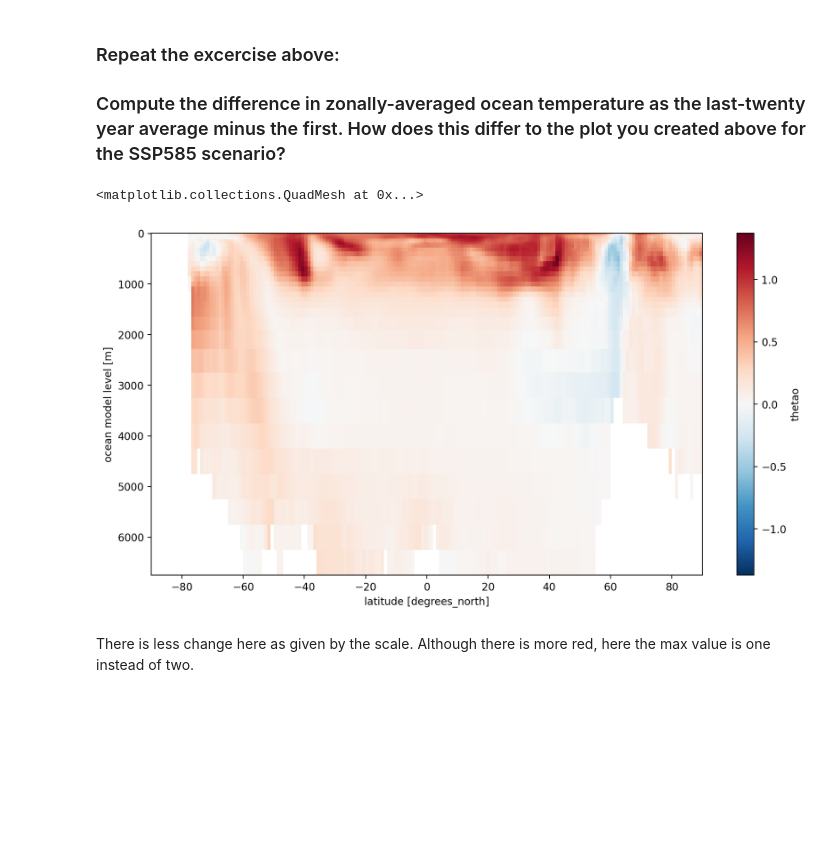
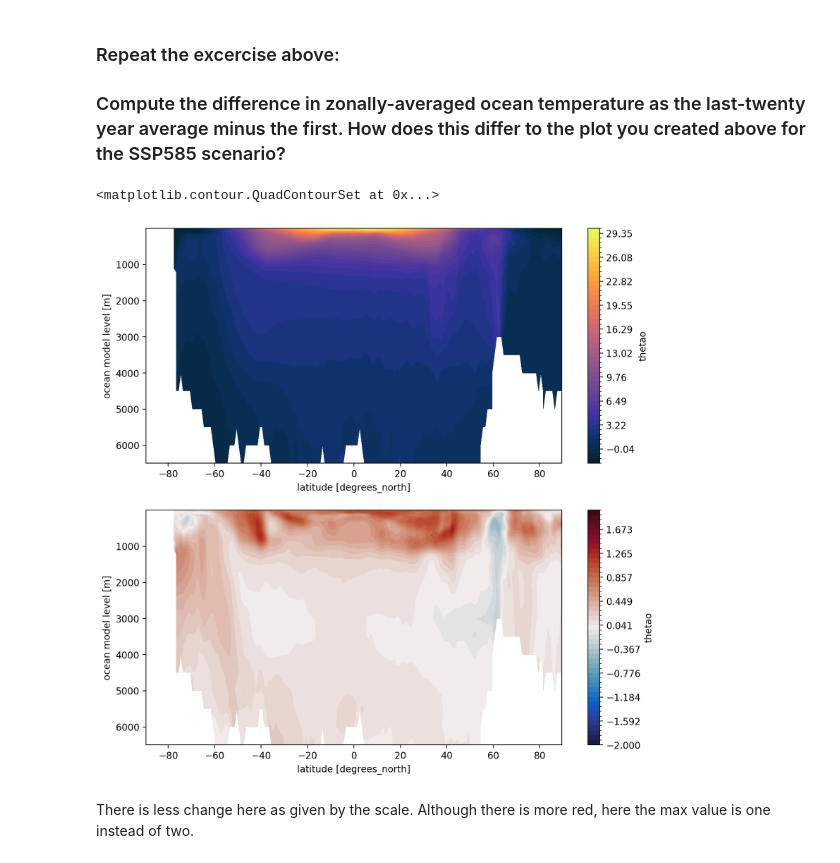
Before and after one commit to EES-3506-5506/unit7_woolslayer, a Jupyter notebook: notebooks/CMIP6_GoogleCloud.ipynb, the cells around one changed output. Saved outputs shown, nothing was run; the diff lists cells and outputs as text; code cells hidden in the pictures; blank space fills up the shorter version.

```diff
--- a/notebooks/CMIP6_GoogleCloud.ipynb
+++ b/notebooks/CMIP6_GoogleCloud.ipynb
@@ -256,13 +272,20 @@ degC
 ### Repeat the excercise above:
 ### Compute the difference in zonally-averaged ocean temperature as the last-twenty year average minus the first. How does this differ to the plot you created above for the SSP585 scenario?
 # %%
-first=gfdl_esm4_thetao_ssp245.sel(time=slice('2015-01-16','2025-12-16')).mean(dim='time').mean(dim='longitude')
-second=gfdl_esm4_thetao_ssp245.sel(time=slice('2081-01-16','2100-12-16')).mean(dim='time').mean(dim='longitude')
+first=gfdl_esm4_thetao_ssp245.sel(time=slice('2015-01-16','2025-12-16')).mean(dim='time')
+second=gfdl_esm4_thetao_ssp245.sel(time=slice('2081-01-16','2100-12-16')).mean(dim='time')
 diff=second-first
-
-diff.plot(yincrease=False)
-# %% [output]
-<matplotlib.collections.QuadMesh at 0x...>
-[figure, removed]
+# %%
+fig, (ax0,ax1) = plt.subplots(ncols=1,nrows=2,figsize=(10,10))
+
+first.mean(dim='longitude').plot.contourf(ax=ax0, yincrease=False,
+                                                    levels=50, vmin=-2,vmax=30, cmap=cmocean.cm.thermal)
+
+diff.mean(dim='longitude').plot.contourf(ax=ax1, yincrease=False,
+                                                   vmin=-2,vmax=2,
+                                                    levels=50, cmap=cmocean.cm.balance)
+# %% [output]
+<matplotlib.contour.QuadContourSet at 0x...>
+[figure, added]
 # %% [markdown]
 There is less change here as given by the scale. Although there is more red, here the max value is one instead of two.
```
Also changed, not shown: parts of 7 cells of this notebook.
